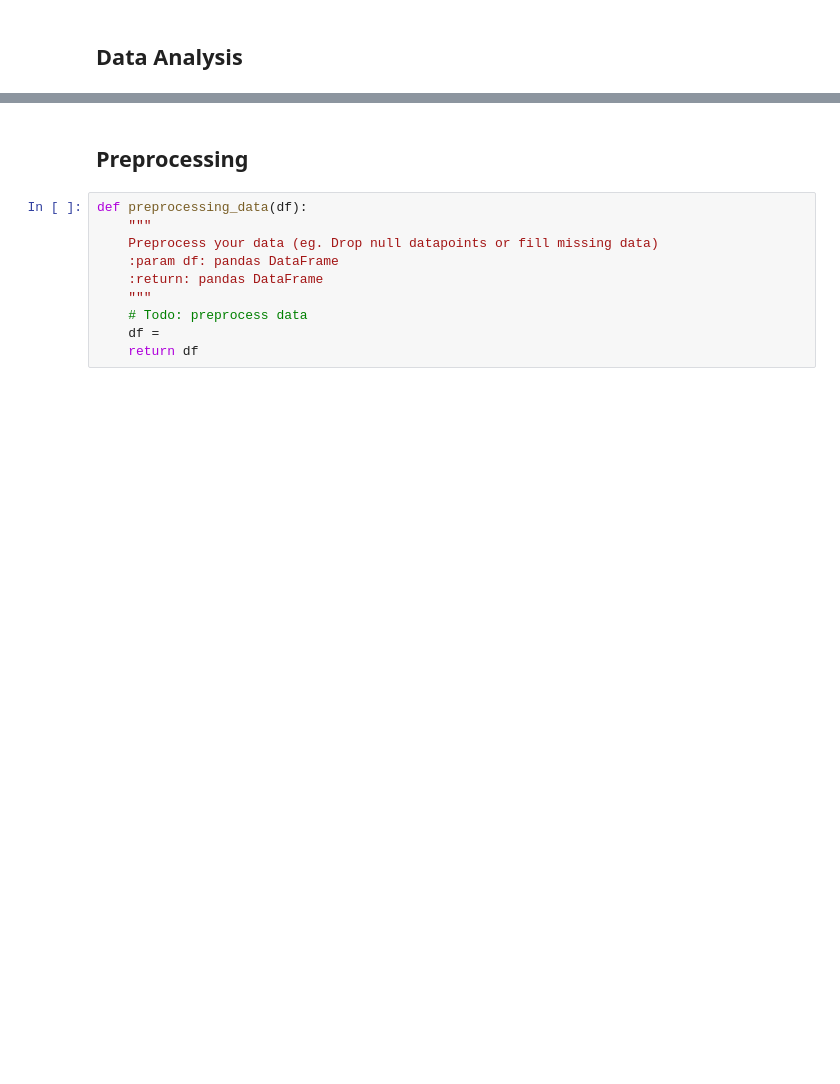
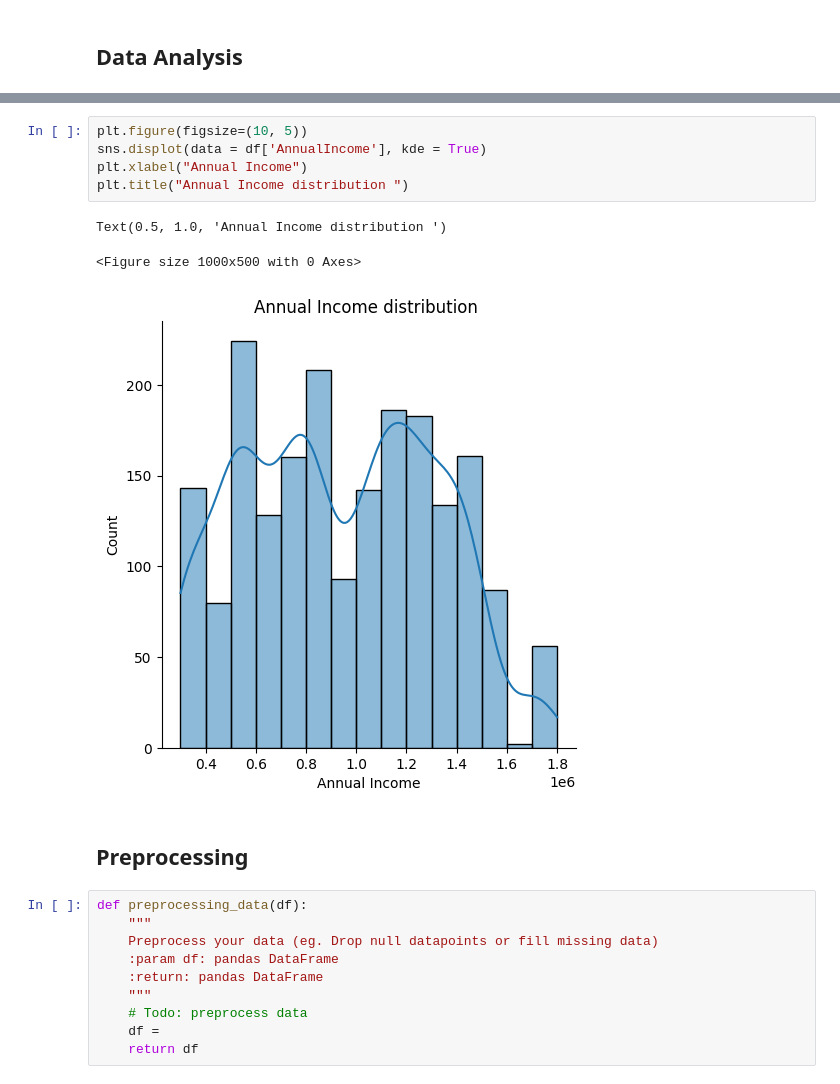
Before and after one commit to Likelipop/Introduction-to-ML, a Jupyter notebook: Homework_Form.ipynb, the cells around one changed output, grey strips where cells are left out. Saved outputs shown, nothing was run; the diff lists cells and outputs as text; blank space fills up the shorter version.

```diff
--- a/Homework_Form.ipynb
+++ b/Homework_Form.ipynb
@@ -66,3 +93,12 @@ df.head()
+# %%
+plt.figure(figsize=(10, 5))
+sns.displot(data = df['AnnualIncome'], kde = True)
+plt.xlabel("Annual Income")
+plt.title("Annual Income distribution ")
+# %% [output]
+Text(0.5, 1.0, 'Annual Income distribution ')
+<Figure size 1000x500 with 0 Axes>
+[figure, added]
 # %% [markdown]
 ## Preprocessing
 # %%
```
Also changed, not shown: parts of 10 cells of this notebook.
